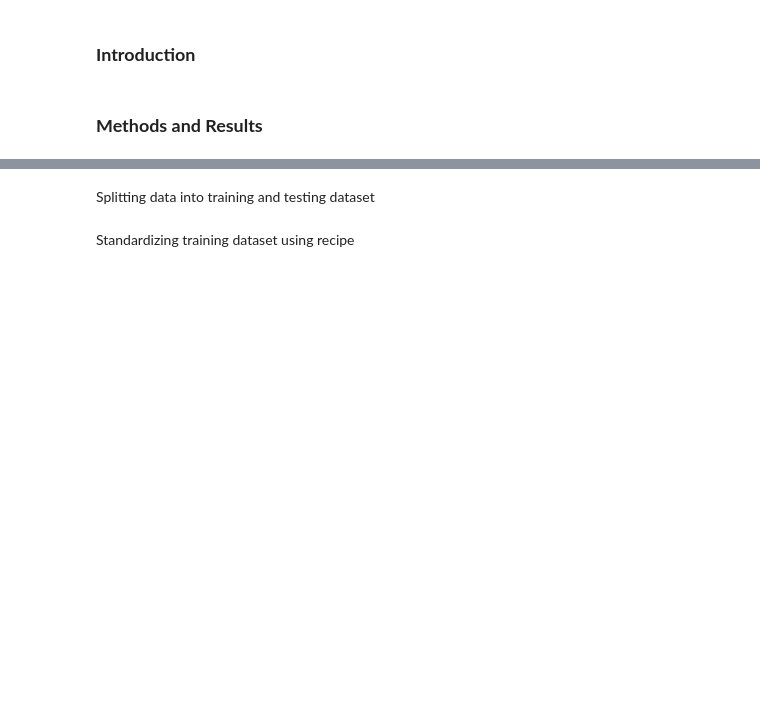
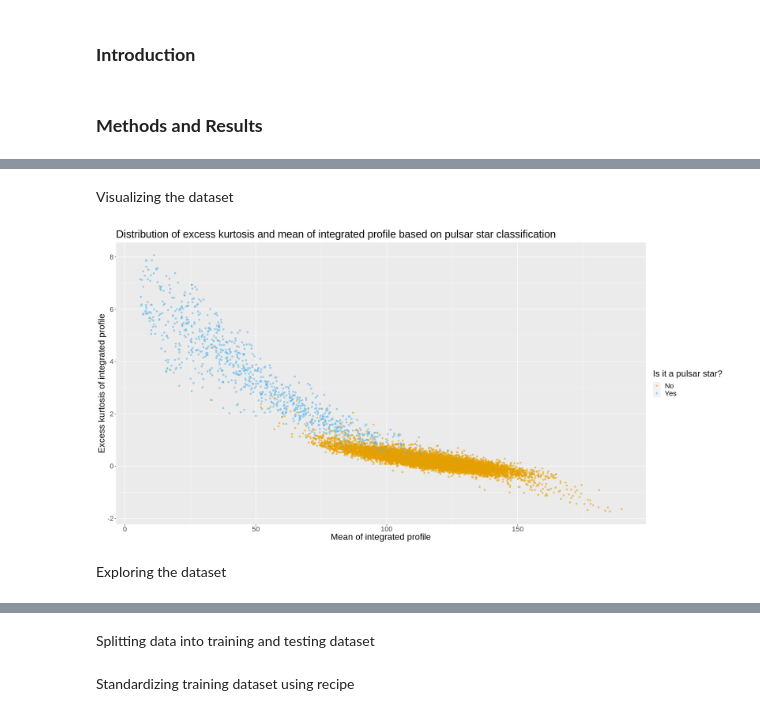
Before and after one commit to Hrithik0015/DSCI100_Project, a Jupyter notebook: Report.ipynb, the cells around one changed output, grey strips where cells are left out. Saved outputs shown, nothing was run; the diff lists cells and outputs as text; code cells hidden in the pictures; blank space fills up the shorter version.

```diff
--- a/Report.ipynb
+++ b/Report.ipynb
@@ -68,0 +87,23 @@ A tibble: 2 × 3
+# %% [markdown]
+Visualizing the dataset
+# %%
+cbPalette <- c("#E69F00", "#56B4E9", "#009E73", "#F0E442", "#0072B2", "#D55E00", "#CC79A7", "#999999")
+options(repr.plot.height = 10, repr.plot.width = 20)
+
+pulsar_plot <- ggplot(pulsar,
+                        aes(x = Mean.of.the.integrated.profile,
+                            y = Excess.kurtosis.of.the.integrated.profile,
+                            color = target_class)) +
+    geom_point(alpha = 0.5) +
+    labs(x = "Mean of integrated profile",
+         y = "Excess kurtosis of integrated profile",
+         color = "Is it a pulsar star?") +
+    scale_color_manual(labels = c("No", "Yes"), values = cbPalette) +
+    ggtitle("Distribution of excess kurtosis and mean of integrated profile based on pulsar star classification") +
+    theme(text = element_text(size = 20))
+
+pulsar_plot
+# %% [output]
+[figure, added]
+# %% [markdown]
+Exploring the dataset
```
Also changed, not shown: parts of 11 cells of this notebook.
